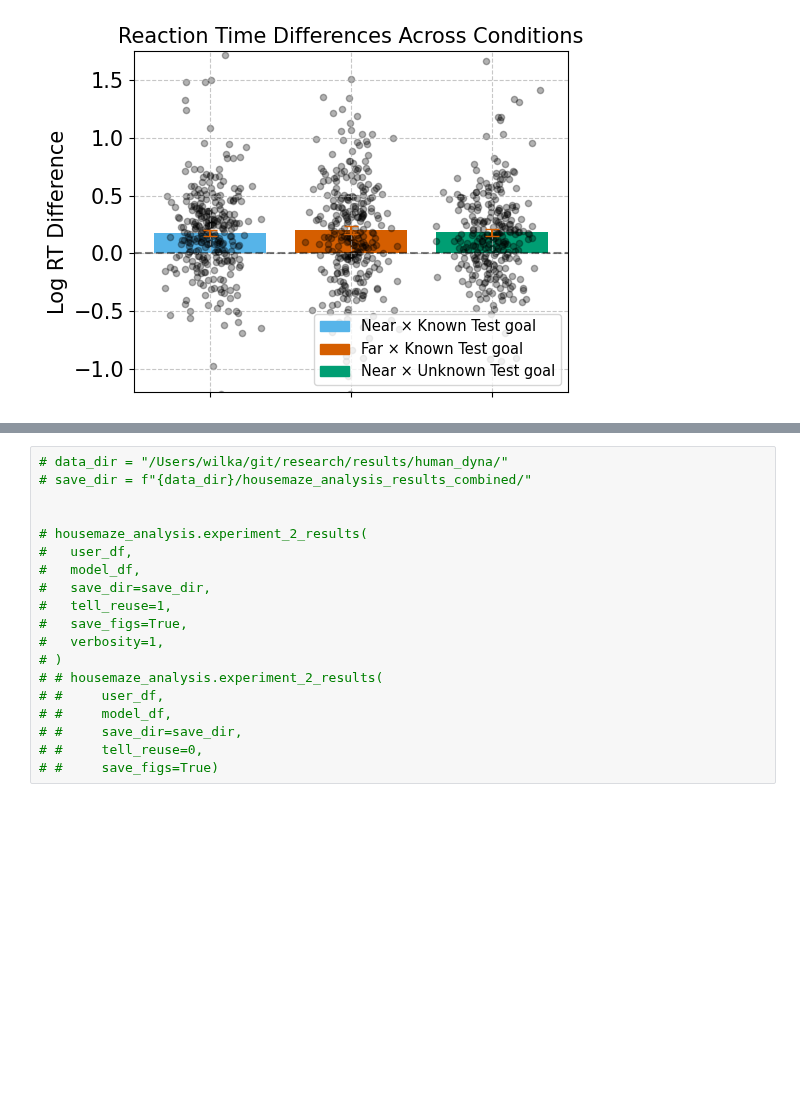
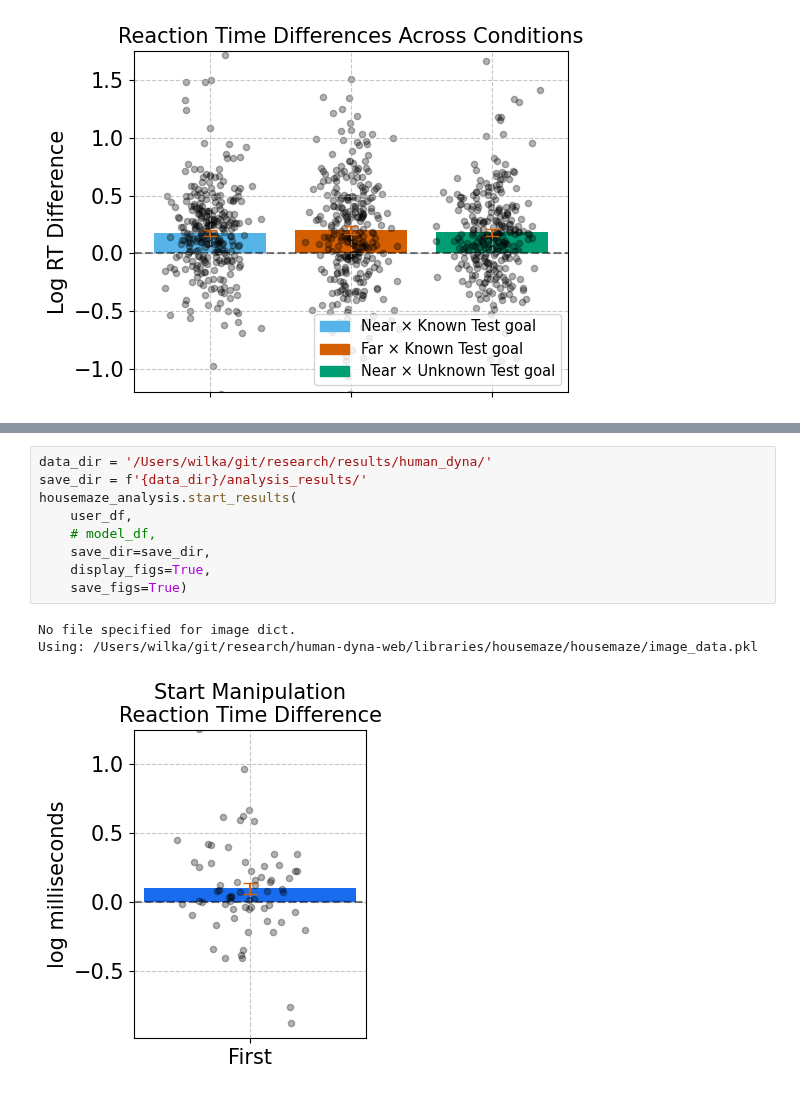
Before and after one commit to wcarvalho/human-dyna-web, a Jupyter notebook: analysis_notebooks/jaxmaze-plots-1.ipynb, the cells around one changed output, grey strips where cells are left out. Cells and saved outputs as stored; diff of their text form; blank space fills up the shorter version.

```diff
--- a/analysis_notebooks/jaxmaze-plots-1.ipynb
+++ b/analysis_notebooks/jaxmaze-plots-1.ipynb
@@ -179,19 +165,13 @@ housemaze_analysis.juncture_results(
 # %%
-# data_dir = "/Users/wilka/git/research/results/human_dyna/"
-# save_dir = f"{data_dir}/housemaze_analysis_results_combined/"
-
-
-# housemaze_analysis.experiment_2_results(
-#   user_df,
-#   model_df,
-#   save_dir=save_dir,
-#   tell_reuse=1,
-#   save_figs=True,
-#   verbosity=1,
-# )
-# # housemaze_analysis.experiment_2_results(
-# #     user_df,
-# #     model_df,
-# #     save_dir=save_dir,
-# #     tell_reuse=0,
-# #     save_figs=True)
+data_dir = '/Users/wilka/git/research/results/human_dyna/'
+save_dir = f'{data_dir}/analysis_results/'
+housemaze_analysis.start_results(
+    user_df,
+    # model_df,
+    save_dir=save_dir,
+    display_figs=True,
+    save_figs=True)
+# %% [output]
+No file specified for image dict.
+Using: /Users/wilka/git/research/human-dyna-web/libraries/housemaze/housemaze/image_data.pkl
+[figure, added]
```
Also changed, not shown: parts of 4 cells of this notebook, 2 other files.
